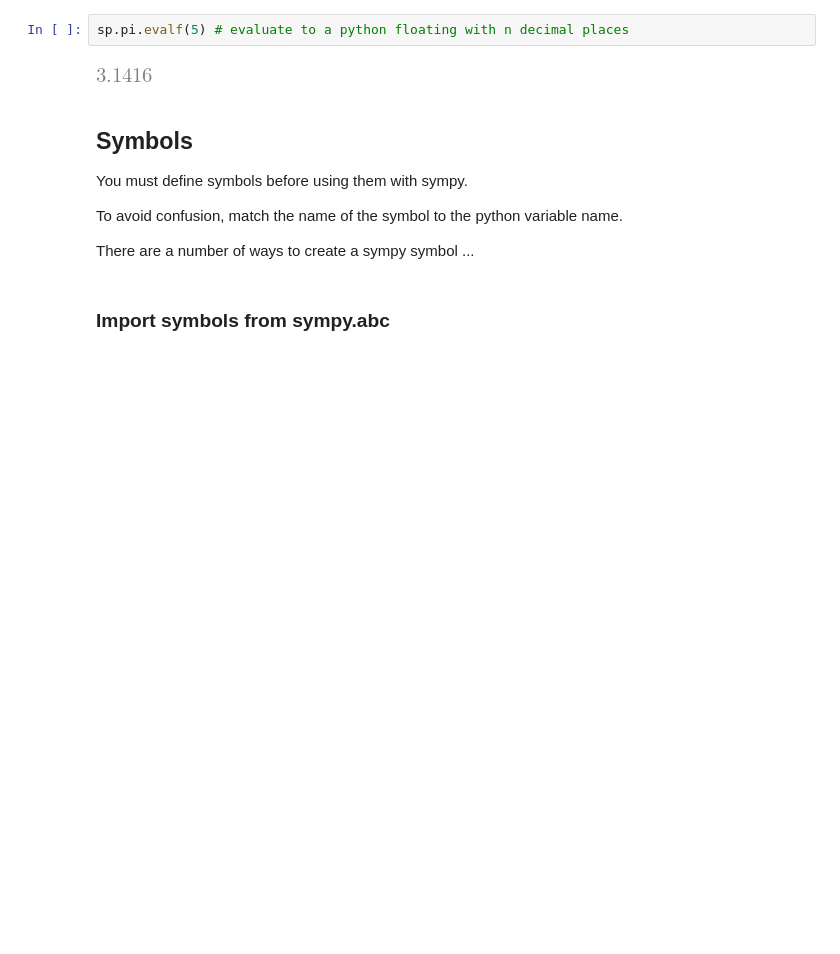
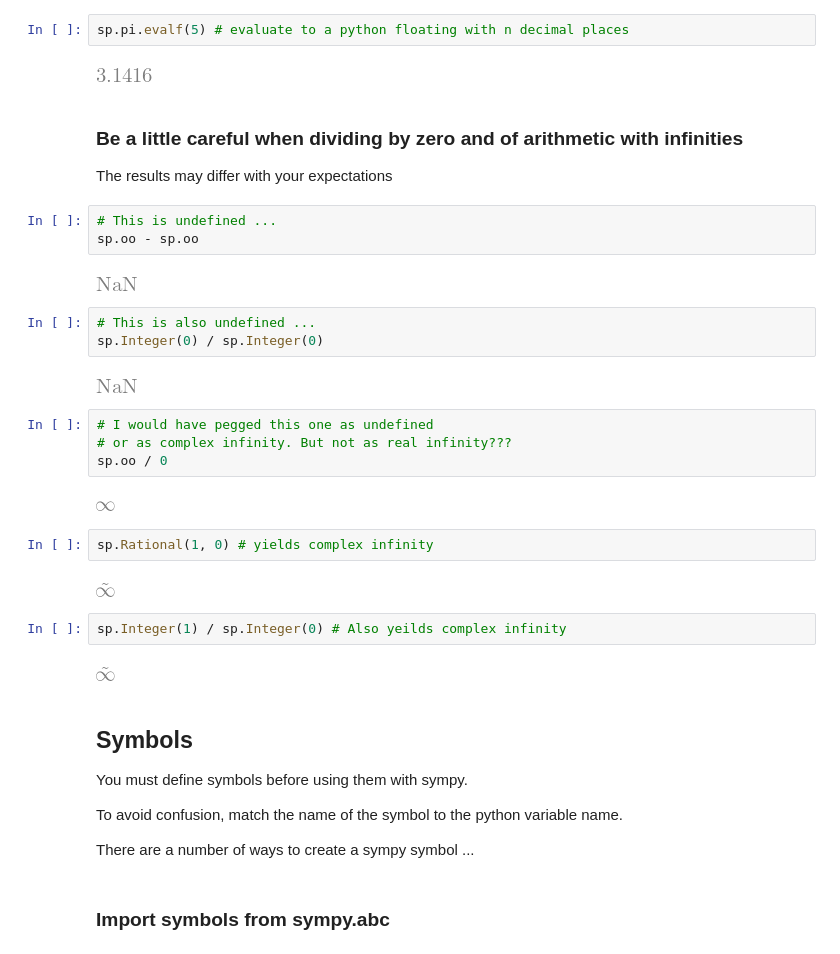
Before and after one commit to bpalmer4/code-snippets, a Jupyter notebook: notebooks/Introduction to sympy.ipynb, the cells around one changed output. Saved outputs shown, nothing was run; the diff lists cells and outputs as text; blank space fills up the shorter version.

```diff
--- a/notebooks/Introduction to sympy.ipynb
+++ b/notebooks/Introduction to sympy.ipynb
@@ -167,6 +174,34 @@ sp.prime(5) # get the nth prime number
 sp.pi.evalf(5) # evaluate to a python floating with n decimal places
 # %% [output]
 [figure]
+# %% [markdown]
+### Be a little careful when dividing by zero and of arithmetic with infinities
+
+The results may differ with your expectations
+# %%
+# This is undefined ...
+sp.oo - sp.oo
+# %% [output]
+[figure]
+# %%
+# This is also undefined ...
+sp.Integer(0) / sp.Integer(0)
+# %% [output]
+[figure, added]
+# %%
+# I would have pegged this one as undefined
+# or as complex infinity. But not as real infinity???
+sp.oo / 0
+# %% [output]
+[figure]
+# %%
+sp.Rational(1, 0) # yields complex infinity
+# %% [output]
+[figure, added]
+# %%
+sp.Integer(1) / sp.Integer(0) # Also yeilds complex infinity
+# %% [output]
+[figure, added]
 # %% [markdown]
 ## Symbols
 
```
Also changed, not shown: parts of 34 cells of this notebook.
